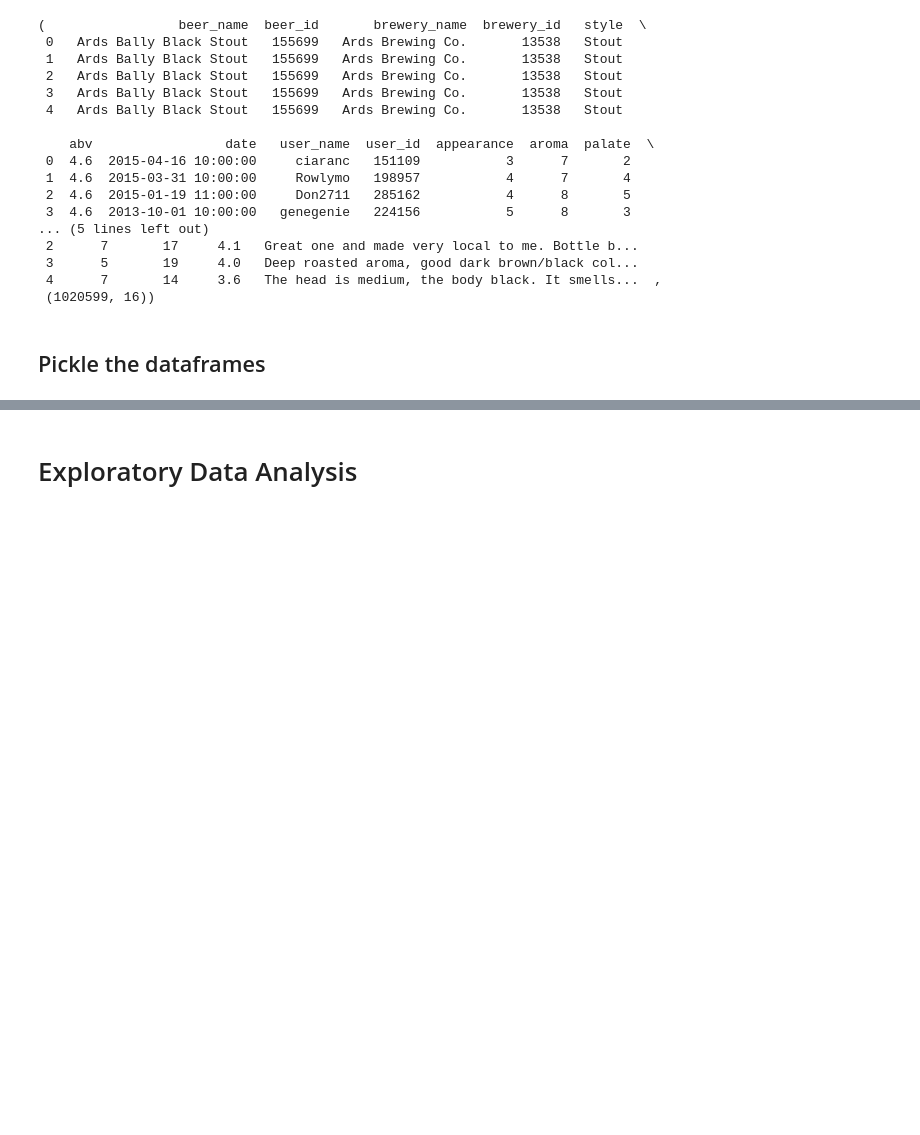
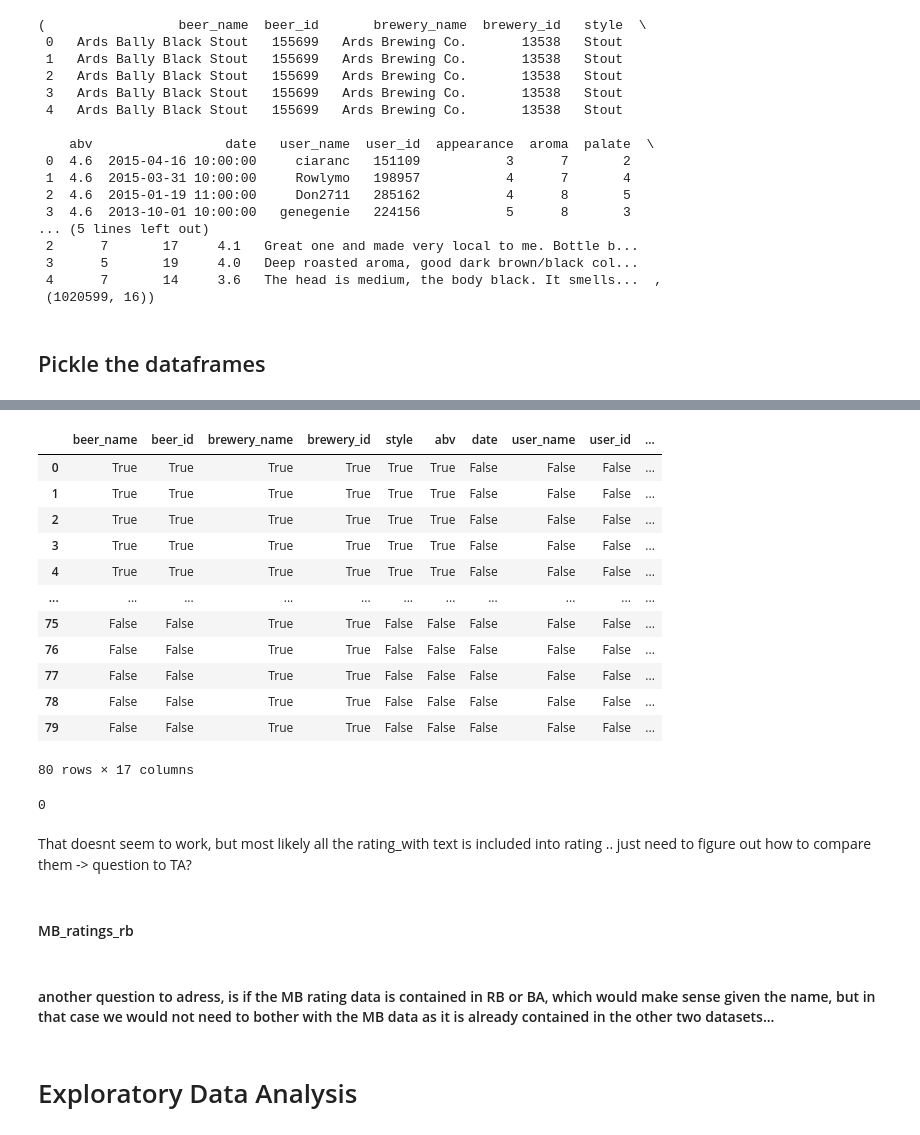
Before and after one commit to epfl-ada/ada-2023-project-adarescueteam, a Jupyter notebook: code/EDA_P1.ipynb, the cells around one changed output, grey strips where cells are left out. Drawn from its saved outputs; the diff is of its cells as text; code cells hidden in the pictures; blank space fills up the shorter version.

```diff
--- a/code/EDA_P1.ipynb
+++ b/code/EDA_P1.ipynb
@@ -685,0 +934,4 @@ with open('data_beers.pkl', 'wb') as file:
+# %%
+MB_ratings_with_text_ba = MB_ratings_with_text_ba.convert_dtypes(infer_objects=True, convert_string=True,
+      convert_integer=True, convert_boolean=True, convert_floating=True)
+MB_ratings_with_text_ba.dtypes
@@ -685,0 +959,12 @@ with open('data_beers.pkl', 'wb') as file:
+# %%
+MB_ratings_with_text_ba['review'] = MB_ratings_with_text_ba['review'].astype(bool)
+MB_ratings_ba['review'] = MB_ratings_ba['review'].astype(bool)
+
+MB_ratings_ba['date'] = pd.to_datetime(MB_ratings_ba['date'], errors='coerce')
+MB_ratings_with_text_ba['date'] = pd.to_datetime(MB_ratings_with_text_ba['date'], errors='coerce')
+
+MB_ratings_ba[['user_name', 'user_id', 'text']] = MB_ratings_ba[['user_name', 'user_id', 'text']].astype('string')
+MB_ratings_with_text_ba[['user_name', 'user_id', 'text']] = MB_ratings_with_text_ba[['user_name', 'user_id', 'text']].astype('string')
+
+MB_ratings_ba[['appearance', 'aroma', 'palate', 'taste', 'overall']] = MB_ratings_ba[['appearance', 'aroma', 'palate', 'taste', 'overall']].apply(pd.to_numeric, errors='coerce')
+MB_ratings_with_text_ba[['appearance', 'aroma', 'palate', 'taste', 'overall']] = MB_ratings_with_text_ba[['appearance', 'aroma', 'palate', 'taste', 'overall']].apply(pd.to_numeric, errors='coerce')
@@ -685,0 +993,26 @@ with open('data_beers.pkl', 'wb') as file:
+# %%
+MB_compare_ba = MB_ratings_with_text_ba.isin(MB_ratings_ba)
+MB_compare_ba.head(80)#, MB_compare_ba.shape
+# %% [output]
+|  | beer_name | beer_id | brewery_name | brewery_id | style | abv | date | user_name | user_id | ... |
+| 0 | True | True | True | True | True | True | False | False | False | ... |
+| 1 | True | True | True | True | True | True | False | False | False | ... |
+| 2 | True | True | True | True | True | True | False | False | False | ... |
+| 3 | True | True | True | True | True | True | False | False | False | ... |
+| 4 | True | True | True | True | True | True | False | False | False | ... |
+| ... | ... | ... | ... | ... | ... | ... | ... | ... | ... | ... |
+| 75 | False | False | True | True | False | False | False | False | False | ... |
+| 76 | False | False | True | True | False | False | False | False | False | ... |
+| 77 | False | False | True | True | False | False | False | False | False | ... |
+| 78 | False | False | True | True | False | False | False | False | False | ... |
+| 79 | False | False | True | True | False | False | False | False | False | ... |
+80 rows × 17 columns
+# %%
+MB_compare_ba.eq(True).all(axis=1).sum()
+# %% [output]
+0
+# %% [markdown]
+That doesnt seem to work, but most likely all the rating_with text is included into rating .. just need to figure out how to compare them
+-> question to TA?
+# %% [markdown]
+#### MB_ratings_rb
@@ -686,3 +1021,5 @@ with open('data_beers.pkl', 'wb') as file:
+# %% [markdown]
+#### another question to adress, is if the MB rating data is contained in RB or BA, which would make sense given the name, but in that case we would not need to bother with the MB data as it is already contained in the other two datasets...
 # %% [markdown]
 # Exploratory Data Analysis
 # %% [markdown]
```
Also changed, not shown: parts of 49 cells of this notebook.
